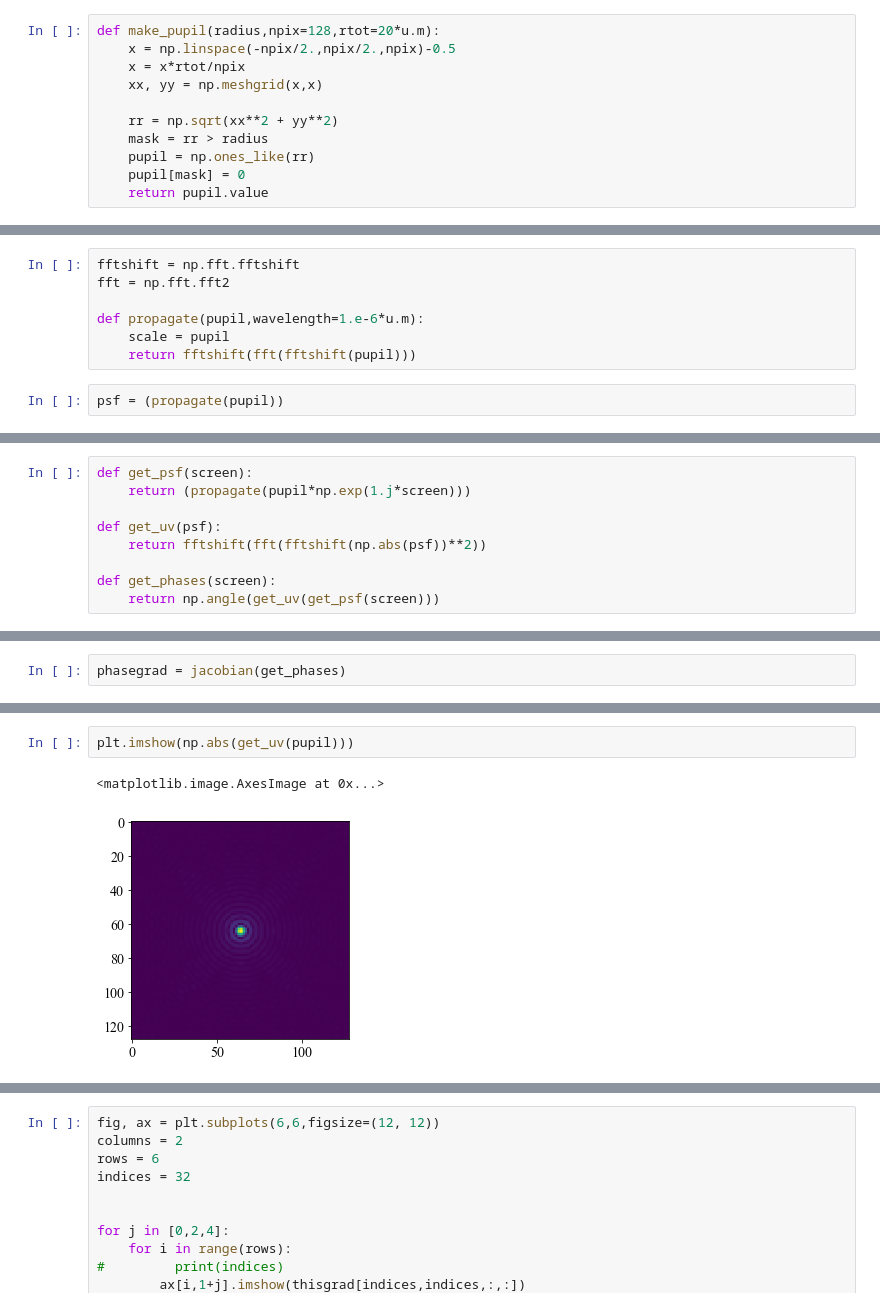
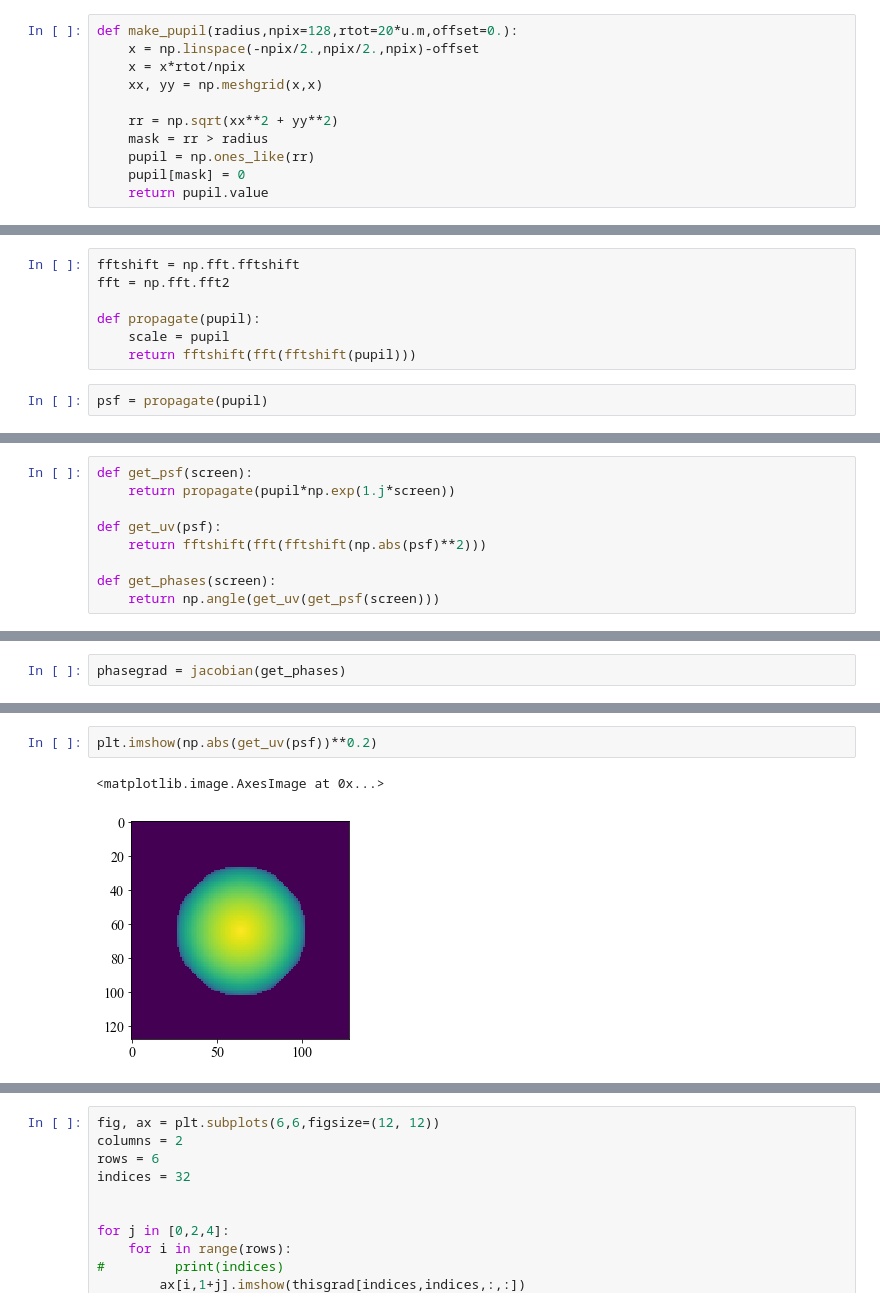
Before and after one commit to benjaminpope/anoroc, a Jupyter notebook: notebooks/toy_model.ipynb, the cells around one changed output, grey strips where cells are left out. Saved outputs shown, nothing was run; the diff lists cells and outputs as text.

```diff
--- a/notebooks/toy_model.ipynb
+++ b/notebooks/toy_model.ipynb
@@ -37,8 +31,8 @@ fftfreq = np.fft.fftfreq
 
 dtor = np.pi/180.0
 # %%
-def make_pupil(radius,npix=128,rtot=20*u.m):
-    x = np.linspace(-npix/2.,npix/2.,npix)-0.5
+def make_pupil(radius,npix=128,rtot=20*u.m,offset=0.):
+    x = np.linspace(-npix/2.,npix/2.,npix)-offset
     x = x*rtot/npix
     xx, yy = np.meshgrid(x,x)
 
@@ -72,11 +82,11 @@ def rad2mas(x):
 fftshift = np.fft.fftshift
 fft = np.fft.fft2
 
-def propagate(pupil,wavelength=1.e-6*u.m):
+def propagate(pupil):
     scale = pupil
     return fftshift(fft(fftshift(pupil)))
 # %%
-psf = (propagate(pupil))
+psf = propagate(pupil)
 # %%
 plt.imshow(np.abs(psf)**0.25)
 # plt.xlim(500,524)
@@ -95,10 +105,10 @@ plt.imshow(np.abs(uv))
 from autograd import grad, elementwise_grad, jacobian
 # %%
 def get_psf(screen):
-    return (propagate(pupil*np.exp(1.j*screen)))
+    return propagate(pupil*np.exp(1.j*screen))
 
 def get_uv(psf):
-    return fftshift(fft(fftshift(np.abs(psf))**2))
+    return fftshift(fft(fftshift(np.abs(psf)**2)))
 
 def get_phases(screen):
     return np.angle(get_uv(get_psf(screen)))
@@ -122,8 +131,8 @@ plt.scatter(38,38,s=64,c='r')
 # %%
-plt.imshow(np.abs(get_uv(pupil)))
+plt.imshow(np.abs(get_uv(psf))**0.2)
 # %% [output]
 <matplotlib.image.AxesImage at 0x...>
-[figure, old version]
+[figure, new version]
 # %%
 %%time
 thisgrad = phasegrad(np.zeros_like(pupil))
```
Also changed, not shown: parts of 29 cells of this notebook, 1 other file.
